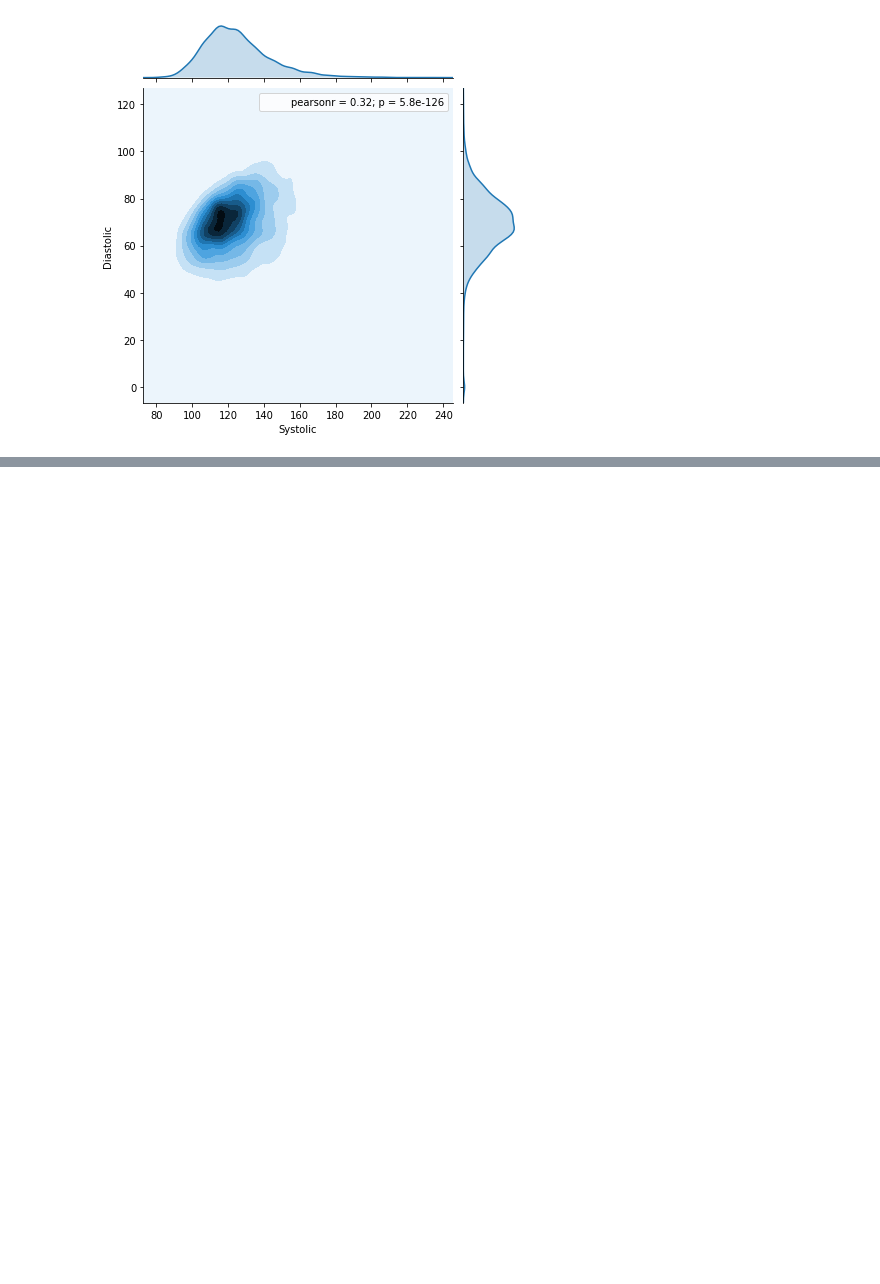
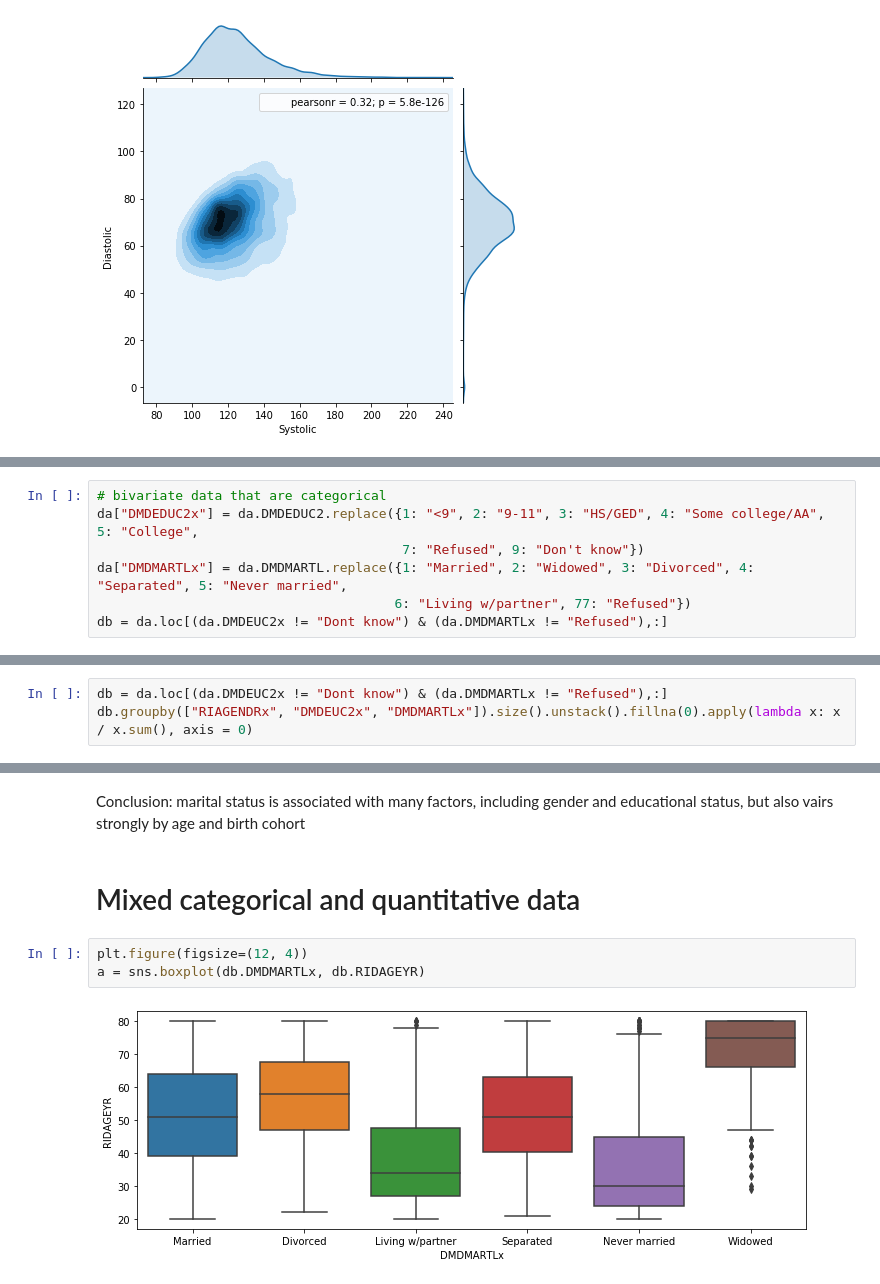
Before and after one commit to JiatianWang/Statistics-, a Jupyter notebook: understanding and visualizing data.ipynb, the cells around one changed output, grey strips where cells are left out. Drawn from its saved outputs; the diff is of its cells as text; blank space fills up the shorter version.

```diff
--- a/understanding and visualizing data.ipynb
+++ b/understanding and visualizing data.ipynb
@@ -226,0 +255,7 @@ bp.set_axis_labels('Systolic','Diastolic')
+# %%
+# bivariate data that are categorical
+da["DMDEDUC2x"] = da.DMDEDUC2.replace({1: "<9", 2: "9-11", 3: "HS/GED", 4: "Some college/AA", 5: "College",
+                                       7: "Refused", 9: "Don't know"})
+da["DMDMARTLx"] = da.DMDMARTL.replace({1: "Married", 2: "Widowed", 3: "Divorced", 4: "Separated", 5: "Never married",
+                                      6: "Living w/partner", 77: "Refused"})
+db = da.loc[(da.DMDEUC2x != "Dont know") & (da.DMDMARTLx != "Refused"),:]
@@ -226,0 +300,3 @@ bp.set_axis_labels('Systolic','Diastolic')
+# %%
+db = da.loc[(da.DMDEUC2x != "Dont know") & (da.DMDMARTLx != "Refused"),:]
+db.groupby(["RIAGENDRx", "DMDEUC2x", "DMDMARTLx"]).size().unstack().fillna(0).apply(lambda x: x / x.sum(), axis = 0)
@@ -226,0 +342,9 @@ bp.set_axis_labels('Systolic','Diastolic')
+# %% [markdown]
+Conclusion: marital status is associated with many factors, including gender and educational status, but also vairs strongly by age and birth cohort
+# %% [markdown]
+# Mixed categorical and quantitative data
+# %%
+plt.figure(figsize=(12, 4))
+a = sns.boxplot(db.DMDMARTLx, db.RIDAGEYR)
+# %% [output]
+[figure, added]
```
Also changed, not shown: parts of 17 cells of this notebook.
